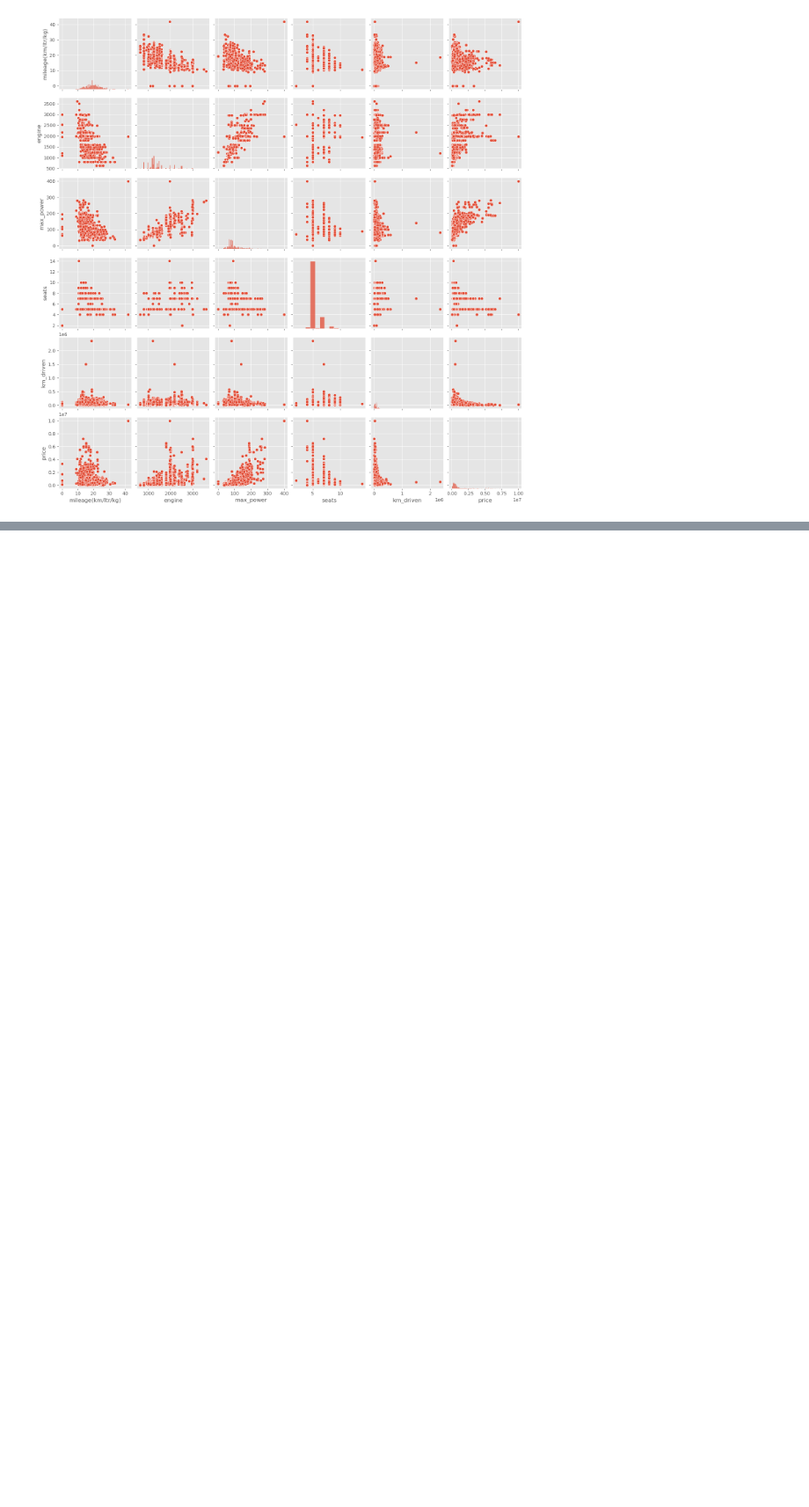
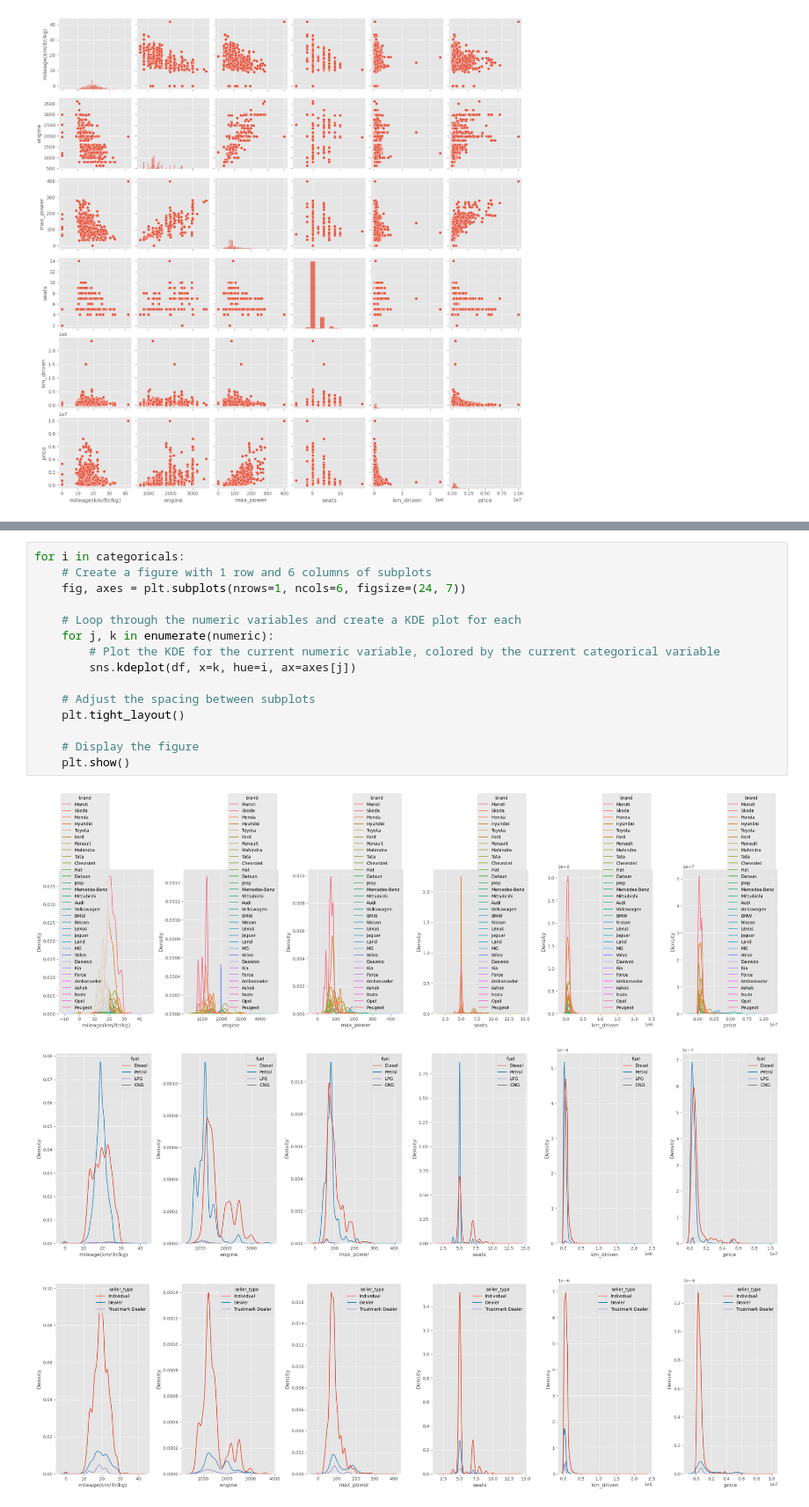
Before and after one commit to NANITH777/Car-Price-Prediction, a Jupyter notebook: car.ipynb, the cells around one changed output, grey strips where cells are left out. Shown at 88% size. Saved outputs shown, nothing was run; the diff lists cells and outputs as text; blank space fills up the shorter version.

```diff
--- a/car.ipynb
+++ b/car.ipynb
@@ -302,0 +339,19 @@ plt.show()
+# %%
+for i in categoricals:
+    # Create a figure with 1 row and 6 columns of subplots
+    fig, axes = plt.subplots(nrows=1, ncols=6, figsize=(24, 7))
+
+    # Loop through the numeric variables and create a KDE plot for each
+    for j, k in enumerate(numeric):
+        # Plot the KDE for the current numeric variable, colored by the current categorical variable
+        sns.kdeplot(df, x=k, hue=i, ax=axes[j])
+
+    # Adjust the spacing between subplots
+    plt.tight_layout()
+
+    # Display the figure
+    plt.show()
+# %% [output]
+[figure, added]
+[figure, added]
+[figure, added]
```
Also changed, not shown: parts of 4 cells of this notebook.
